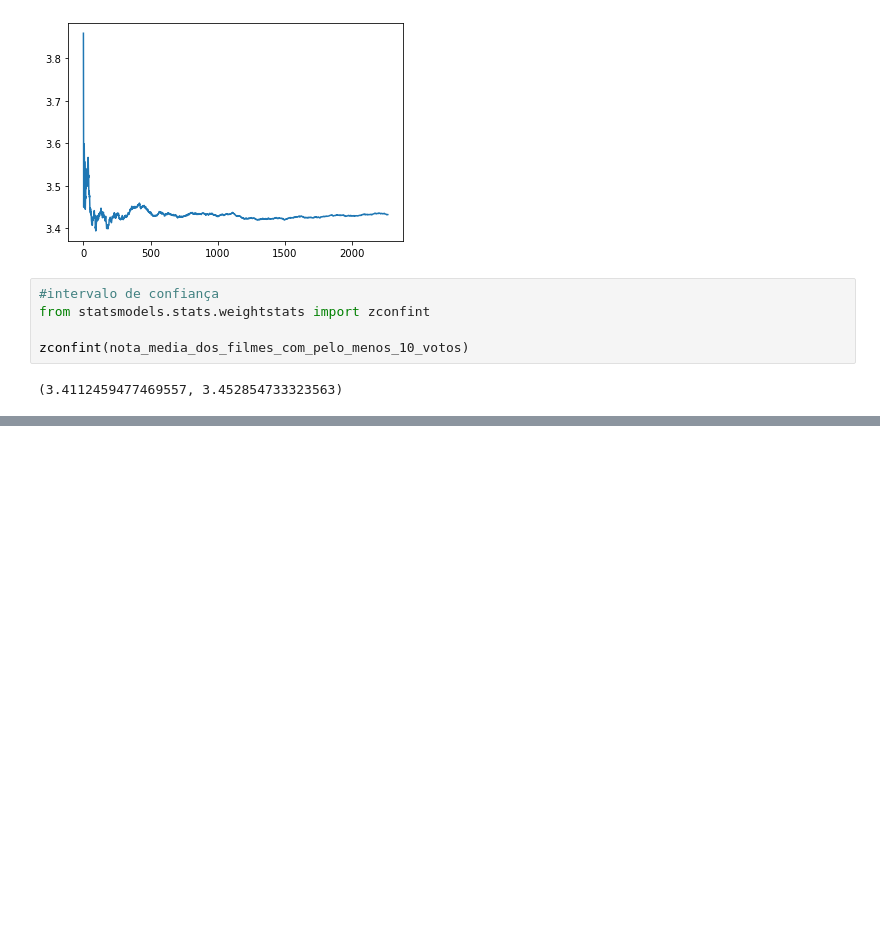
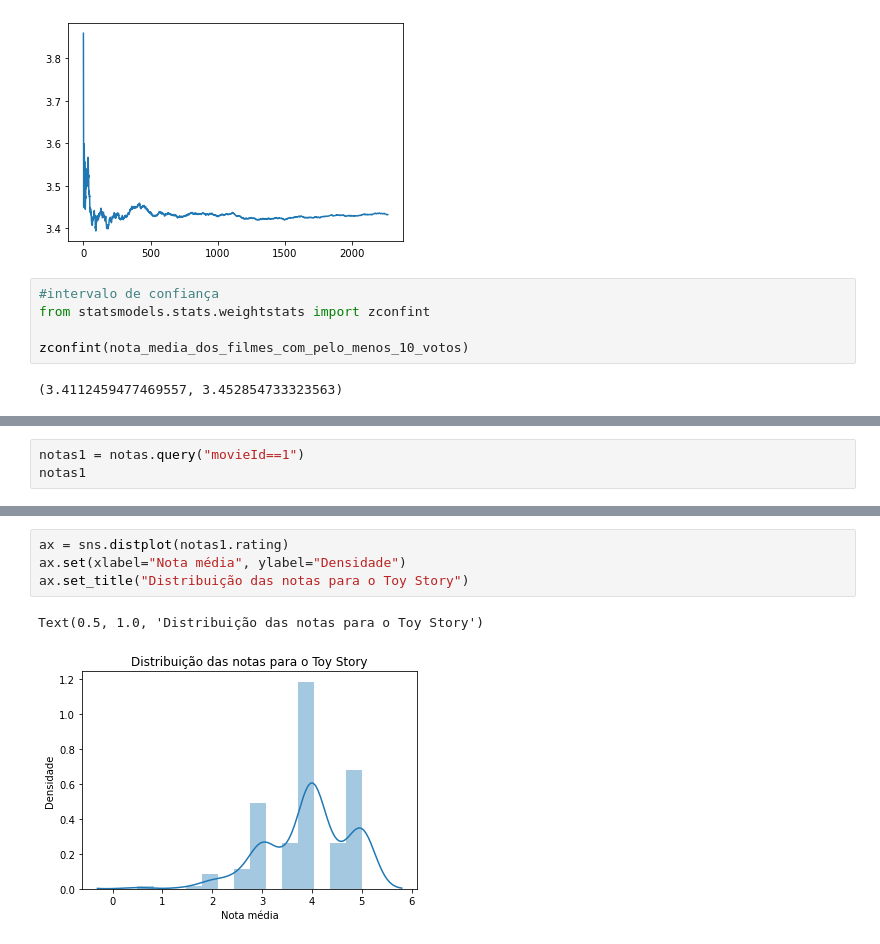
Before and after one commit to cglima/alura-data-science-testes-estat-sticos-com-python, a Jupyter notebook: notebook/data-science-introducao-a-tests.ipynb, the cells around one changed output, grey strips where cells are left out. Drawn from its saved outputs; the diff is of its cells as text; blank space fills up the shorter version.

```diff
--- a/notebook/data-science-introducao-a-tests.ipynb
+++ b/notebook/data-science-introducao-a-tests.ipynb
@@ -464,0 +485,3 @@ descr_todos_com_10_votos.tconfint_mean()
+# %%
+notas1 = notas.query("movieId==1")
+notas1
@@ -464,0 +502,7 @@ descr_todos_com_10_votos.tconfint_mean()
+# %%
+ax = sns.distplot(notas1.rating)
+ax.set(xlabel="Nota média", ylabel="Densidade")
+ax.set_title("Distribuição das notas para o Toy Story")
+# %% [output]
+Text(0.5, 1.0, 'Distribuição das notas para o Toy Story')
+[figure, added]
```
Also changed, not shown: parts of 7 cells of this notebook.
